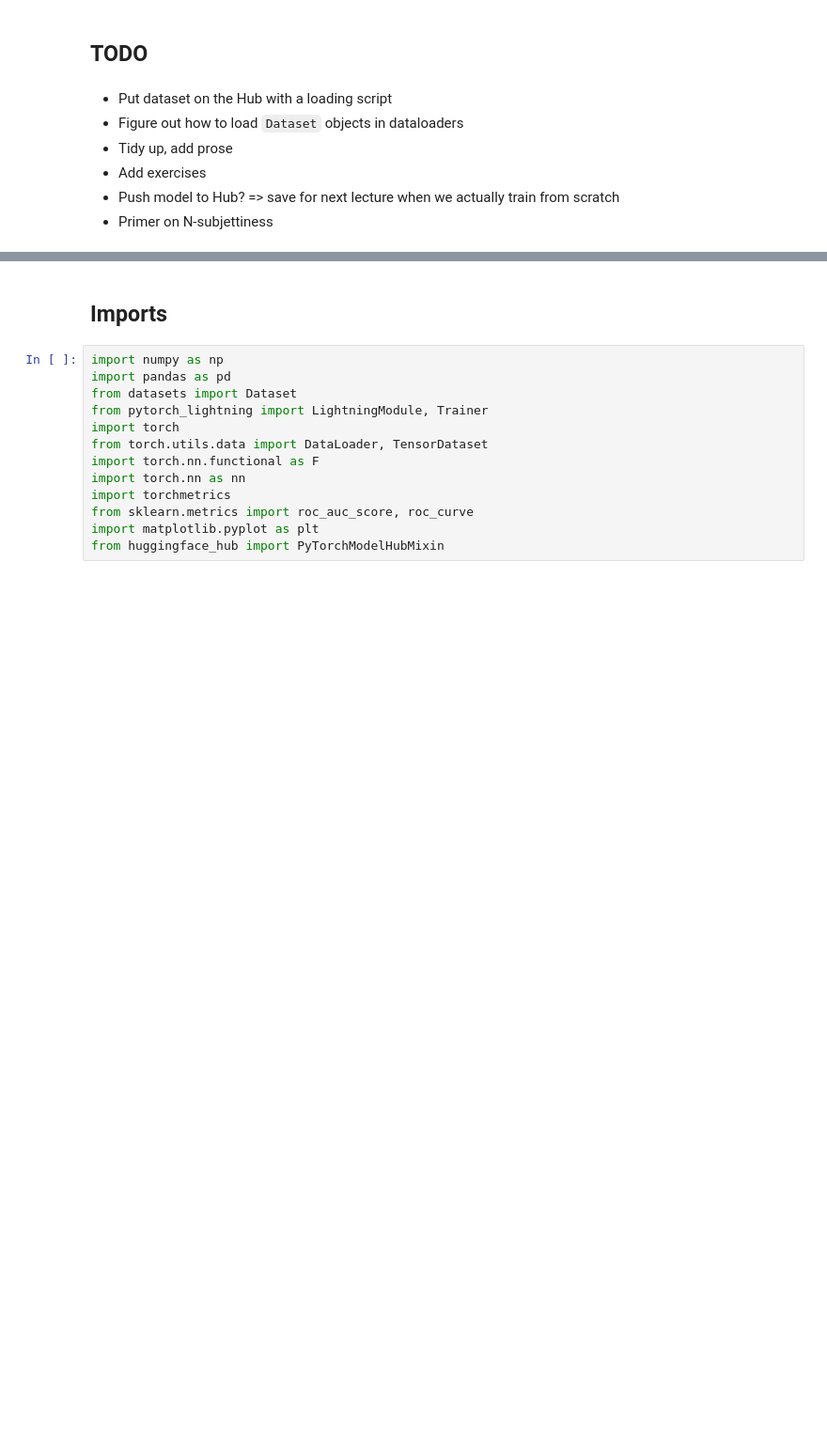
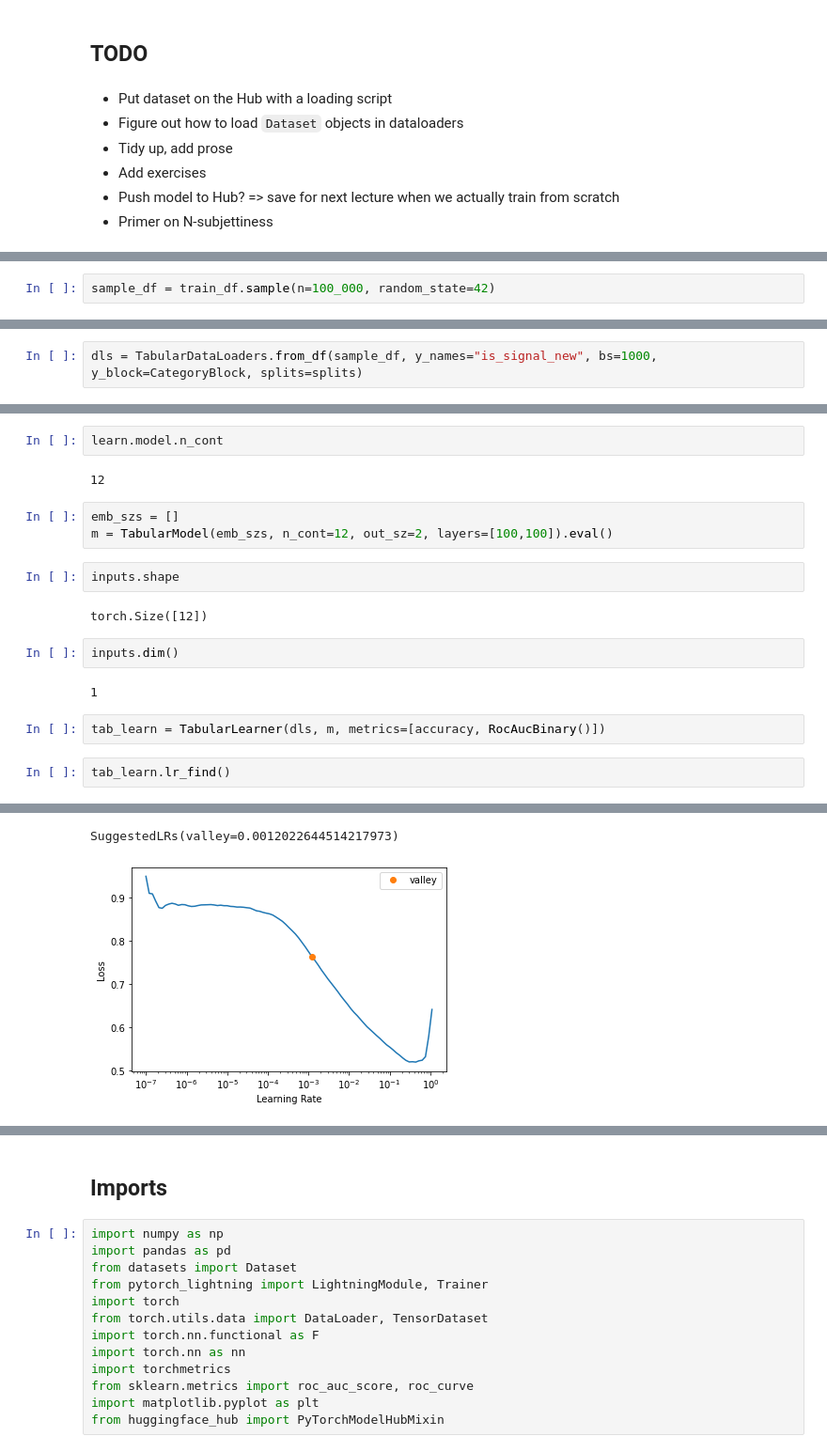
Before and after one commit to lewtun/dl4phys, a Jupyter notebook: lecture01.ipynb, the cells around one changed output, grey strips where cells are left out. Shown at 94% size. Cells and saved outputs as stored; diff of their text form; blank space fills up the shorter version.

```diff
--- a/lecture01.ipynb
+++ b/lecture01.ipynb
@@ -14,0 +72,2 @@
+# %%
+sample_df = train_df.sample(n=100_000, random_state=42)
@@ -14,0 +91,2 @@
+# %%
+dls = TabularDataLoaders.from_df(sample_df, y_names="is_signal_new", bs=1000, y_block=CategoryBlock, splits=splits)
@@ -14,0 +271,20 @@
+# %%
+learn.model.n_cont
+# %% [output]
+12
+# %%
+emb_szs = []
+m = TabularModel(emb_szs, n_cont=12, out_sz=2, layers=[100,100]).eval()
+# %%
+inputs.shape
+# %% [output]
+torch.Size([12])
+# %%
+inputs.dim()
+# %% [output]
+1
+# %%
+tab_learn = TabularLearner(dls, m, metrics=[accuracy, RocAucBinary()])
+# %%
+tab_learn.lr_find()
+# %% [output]
@@ -14,0 +292,2 @@
+SuggestedLRs(valley=0.0012022644514217973)
+[figure, added]
```
Also changed, not shown: parts of 62 cells of this notebook, 1 other file.
